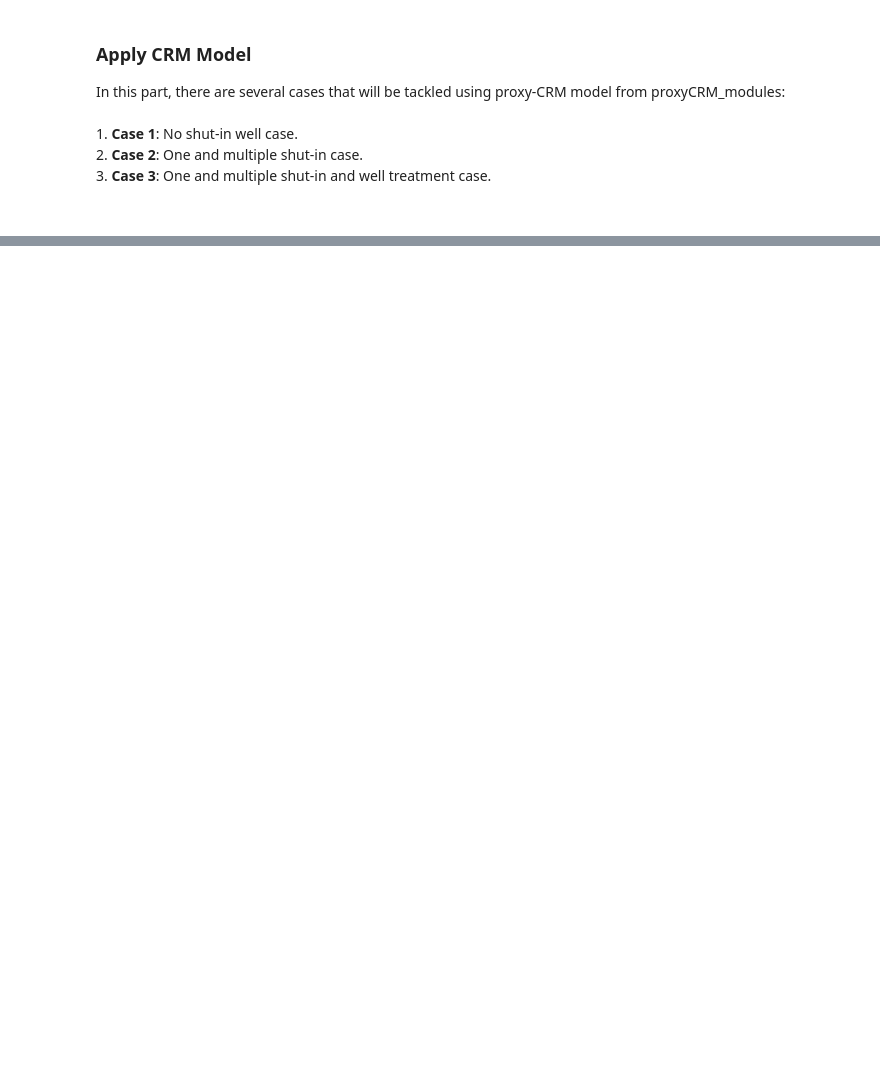
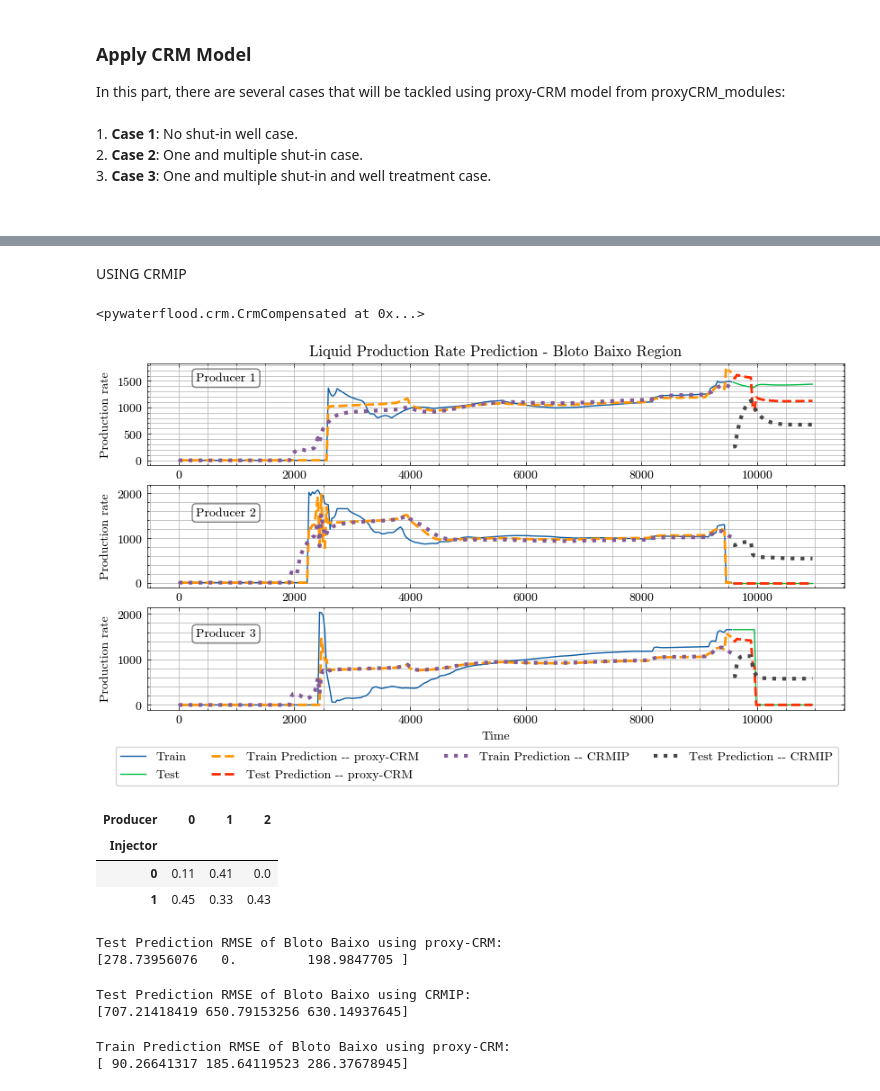
Before and after one commit to leleony/proxy-crm, a Jupyter notebook: main/norneCase.ipynb, the cells around one changed output, grey strips where cells are left out. Saved outputs shown, nothing was run; the diff lists cells and outputs as text; code cells hidden in the pictures; blank space fills up the shorter version.

```diff
--- a/main/norneCase.ipynb
+++ b/main/norneCase.ipynb
@@ -177,0 +206,2 @@ print(np.array(result))
+# %%
+proxy_crm.fit(prod_train2, inj_train2, bhp_train2, time_train2[:,0], num_cores=4)
@@ -177,0 +228,72 @@ print(np.array(result))
+# %%
+q_hat_train2 = proxy_crm.predict()
+q_hat_test2 = proxy_crm.predict(inj=inj_test2, time=time_test2[:,0].astype(float), prod = prod_test2, press = bhp_test2)
+# %% [markdown]
+USING CRMIP
+# %%
+crm2 = CrmCompensated(tau_selection='per-pair', constraints='up-to one')
+crm2.fit(prod_train2, bhp_train2, inj_train2, time_train2[:,0], num_cores=4)
+# %% [output]
+<pywaterflood.crm.CrmCompensated at 0x...>
+# %%
+q_hat_crmip2 = crm2.predict()
+q_hat_crmip_test2 = crm2.predict(injection = inj_test2, time = time_test2[:,0].astype(float), production=prod_test2)
+# %%
+plt.style.use(['science', 'no-latex'])
+
+fig, axes = plt.subplots(len(prod_bloto_baixo.columns), figsize=(10, 5))
+for i, p in enumerate(prod_bloto_baixo):
+    axes[i].plot(time_train , prod_train2[:,i], label=f"Train")
+    axes[i].plot(time_test, prod_test2[:,i], label=f"Test")
+    axes[i].plot(time_train, q_hat_train2[:,i], ls="--", label=f"Train Prediction -- proxy-CRM", lw=2)
+    axes[i].plot(time_test, q_hat_test2[:,i], ls="--", label=f"Test Prediction -- proxy-CRM", lw=2)
+    axes[i].plot(time_train, q_hat_crmip2[:,i], ls=":", label=f"Train Prediction -- CRMIP", lw=3)
+    axes[i].plot(time_test, q_hat_crmip_test2[:,i], ls=":", label=f"Test Prediction -- CRMIP", lw=3)
+    axes[i].set(ylabel="Production rate")
+    axes[i].annotate(f"Producer {p+1}", xy=(300, 1500), bbox=dict(boxstyle='round,pad=0.3', edgecolor='black', facecolor='white', alpha=0.5))
+    axes[i].grid(visible=True, which='both')
+axes[i].set(xlabel="Time")
+axes[0].set(title='Liquid Production Rate Prediction - Bloto Baixo Region')
+
+legend = axes[i].legend(bbox_to_anchor =(1, -0.3), ncol=4, frameon=True)
+# %% [output]
+[figure, added]
+# %%
+connectivity = pd.DataFrame(
+    proxy_crm.lambda_ip.reshape((prod_bloto_baixo.shape[1], inj_bloto_baixo.shape[1])),
+    index=prod_bloto_baixo.columns.rename("Producer"),
+    columns=inj_bloto_baixo.columns.rename("Injector"),
+)
+connectivity.T.style.highlight_max(color='blue').format("{:.2}")
+# %% [output]
+| Producer | 0 | 1 | 2 |
+| Injector |  |  |  |
+| 0 | 0.11 | 0.41 | 0.0 |
+| 1 | 0.45 | 0.33 | 0.43 |
+# %%
+result=[]
+for j in range(prod_bloto_baixo.shape[1]):
+  result.append(np.array(rmse(prod_test2[:,j], q_hat_test2[:,j])))
+
+print(f'Test Prediction RMSE of Bloto Baixo using proxy-CRM:\n{np.array(result)}')
+# %% [output]
+Test Prediction RMSE of Bloto Baixo using proxy-CRM:
+[278.73956076   0.         198.9847705 ]
+# %%
+result=[]
+for j in range(prod_bloto_baixo.shape[1]):
+  result.append(np.array(rmse(prod_test2[:,j], q_hat_crmip_test2[:,j])))
+
+print(f'Test Prediction RMSE of Bloto Baixo using CRMIP:\n{np.array(result)}')
+# %% [output]
+Test Prediction RMSE of Bloto Baixo using CRMIP:
+[707.21418419 650.79153256 630.14937645]
+# %%
+result=[]
+for j in range(prod_bloto_baixo.shape[1]):
+  result.append(np.array(rmse(prod_train2[:,j], q_hat_train2[:,j])))
+
+print(f'Train Prediction RMSE of Bloto Baixo using proxy-CRM:\n{np.array(result)}')
+# %% [output]
+Train Prediction RMSE of Bloto Baixo using proxy-CRM:
+[ 90.26641317 185.64119523 286.37678945]
```
Also changed, not shown: parts of 32 cells of this notebook, 2 other files.
